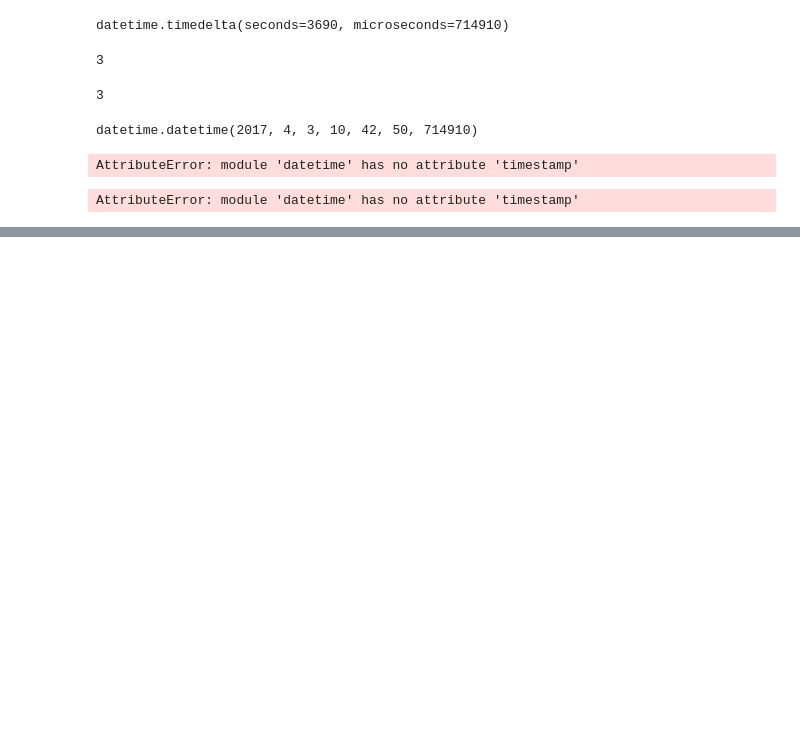
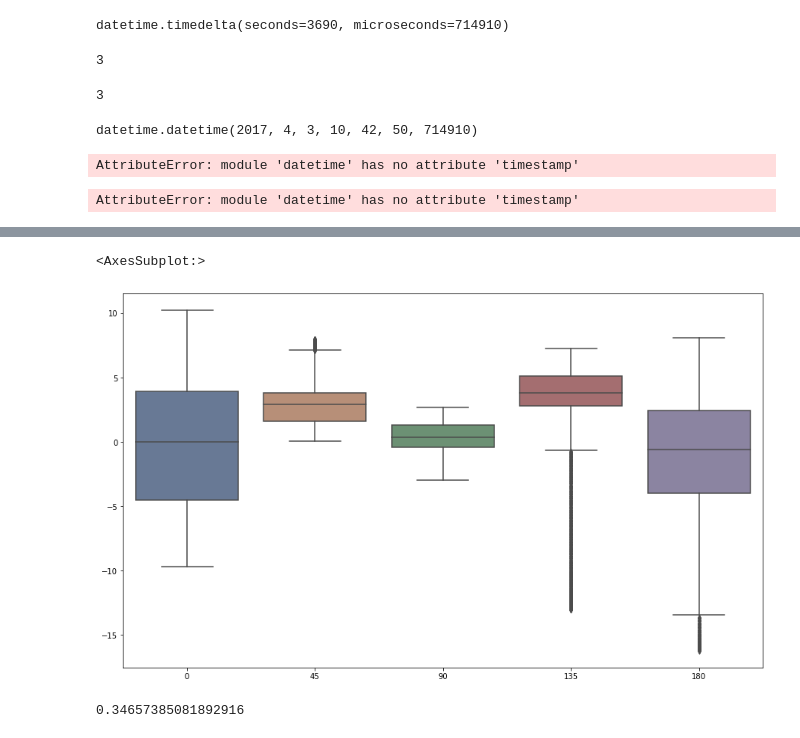
Before and after one commit to JayGao1219/imu_knee_angle, a Jupyter notebook: code/代码调试.ipynb, the cells around one changed output, grey strips where cells are left out. Cells and saved outputs as stored; diff of their text form; code cells hidden in the pictures; blank space fills up the shorter version.

```diff
--- a/code/代码调试.ipynb
+++ b/code/代码调试.ipynb
@@ -827,0 +1182,18 @@ time.n
+# %%
+sns.set_palette('deep', desat=.6)
+sns.set_context(rc={'figure.figsize': (8, 5) } )
+# %%
+def data_n(i):
+    f=open('../result/%d_3.txt'%i)
+    f=f.read()
+    f=eval(f)
+    result=[]
+    for item in f:
+        result.append(item['angle_gyr']*10)
+    return result[:1000]
+# %%
+name=['0','45','90','135','180']
+c={}
+for i in range(len(name)):
+    an=i*45
+    c[name[i]]=data_n(an)
@@ -827,0 +1220,9 @@ time.n
+# %%
+from pandas.core.frame import DataFrame
+ndata=DataFrame(c)
+# %%
+plt.figure(figsize=(15,9))
+sns.boxplot(data=ndata)
+# %% [output]
+<AxesSubplot:>
+[figure, added]
@@ -827,0 +1237,4 @@ time.n
+# %%
+r/tot
+# %% [output]
+0.34657385081892916
```
Also changed, not shown: parts of 91 cells of this notebook, 26 other files.
